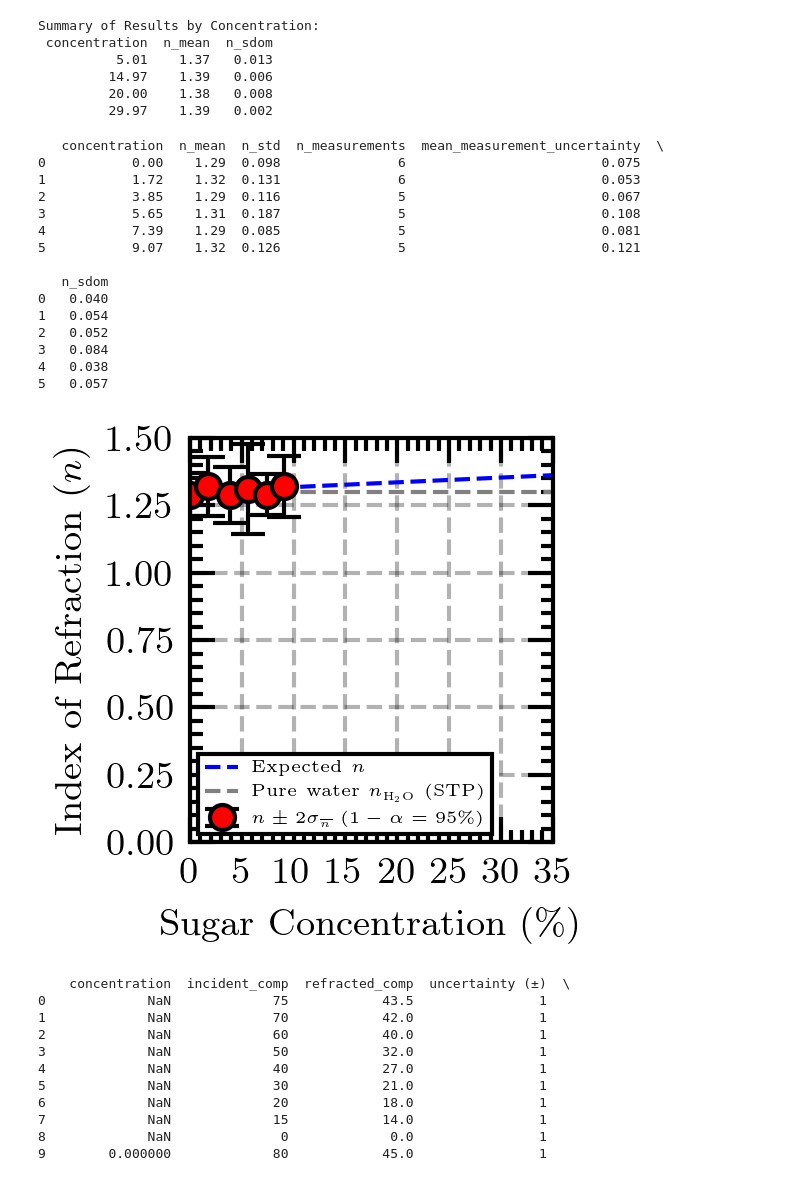
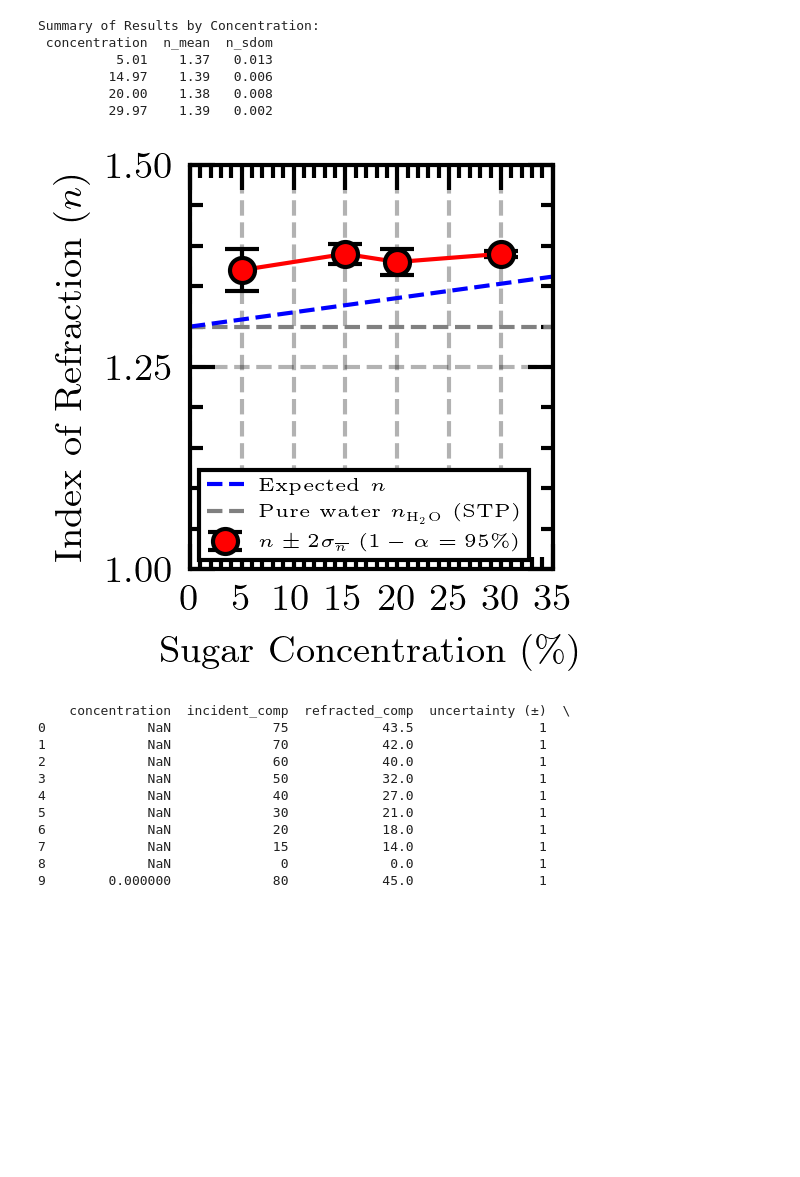
Before and after one commit to silvernuke911/Physics157, a Jupyter notebook: PHYSICS192 CODE/E5A/E5A.ipynb, the cells around one changed output. Cells and saved outputs as stored; diff of their text form; code cells hidden in the pictures; blank space fills up the shorter version.

```diff
--- a/PHYSICS192 CODE/E5A/E5A.ipynb
+++ b/PHYSICS192 CODE/E5A/E5A.ipynb
@@ -139,28 +139,28 @@ def safe_count(series):
     """Count non-NaN values in series"""
     return series.dropna().count()
 
-results_df = pd.DataFrame({
+rdf2 = pd.DataFrame({
     'n_mean': g2['n_substrate'].apply(safe_mean),
     'n_std': g2['n_substrate'].apply(safe_std),
     'n_measurements': g2['n_substrate'].apply(safe_count),
 })
 
 # 3. Calculate SDOM using non-NaN counts
-results_df['n_sdom'] = results_df['n_std'] / np.sqrt(results_df['n_measurements'])
+rdf2['n_sdom'] = rdf2['n_std'] / np.sqrt(rdf2['n_measurements'])
 
 # Reset index to make 'concentration' a regular column instead of the index
-results_df = results_df.reset_index()
+rdf2 = rdf2.reset_index()
 
 # Round values for display (does not modify actual data, just for printing)
-display_df = results_df.copy()
-display_df['concentration'] = display_df['concentration'].round(2)
-display_df['n_mean'] = display_df['n_mean'].round(2)
-display_df['n_std'] = display_df['n_std'].round(3)  # 3 decimal places for uncertainty
-display_df['n_sdom'] = display_df['n_sdom'].round(3)  # 3 decimal places for SDOM
+ddf2 = rdf2.copy()
+ddf2['concentration'] = ddf2['concentration'].round(2)
+ddf2['n_mean'] = ddf2['n_mean'].round(2)
+ddf2['n_std'] = ddf2['n_std'].round(3)  # 3 decimal places for uncertainty
+ddf2['n_sdom'] = ddf2['n_sdom'].round(3)  # 3 decimal places for SDOM
 
 # Display the results sorted by concentration
 print("Summary of Results by Concentration:")
-print(display_df[['concentration','n_mean','n_sdom']].to_string(index=False))
+print(ddf2[['concentration','n_mean','n_sdom']].to_string(index=False))
 # %% [output]
 Summary of Results by Concentration:
  concentration  n_mean  n_sdom
@@ -241,8 +241,7 @@ plt.figure(figsize=(2, 2), dpi=300)
 
 perce = np.linspace(0,35,100)
 nexp = 1.3 + 1.77e-3 * perce
-results_df = display_df.copy()
-print(display_df)
+results_df = ddf2.copy()
 plt.errorbar(
     x=results_df['concentration'],
     y=results_df['n_mean'],
@@ -257,52 +256,37 @@ plt.errorbar(
     markersize=6,
     label=r'$n \pm 2\sigma_{\overline{n}}$ ($1-\alpha = 95\%$)'
 )
 
 # Add a red line connecting the points
 plt.plot(results_df['concentration'], results_df['n_mean'],
          color='red', linestyle='-', linewidth=1, alpha=1)
 
 # Add a red line connecting the points
 plt.plot(perce,nexp,
          color='blue', linestyle='--', linewidth=1, alpha=1, label = 'Expected $n$')
 
 # Customize the plot
 plt.xlabel(r'Sugar Concentration ($\%$)')
 plt.ylabel('Index of Refraction ($n$)')
 
 # Corrected pure water line label
 plt.axhline(1.3, color='gray', linestyle='--', linewidth=1, zorder=1,
            label=r'Pure water $n_{\mathrm{H_2O}}$ (STP)')
 
 # Adjust y-limits to better fit your data
-plt.ylim(0, 1.5)
-plt.yticks(np.arange(0, 1.59, 0.25))
+plt.ylim(1, 1.5)
+plt.yticks(np.arange(1, 1.75, 0.25))
 plt.xlim(0, 35)
 plt.xticks(range(0,40,5))
 plt.grid(True, alpha=0.3, linestyle='--')
 
 # Improved legend with better visibility
-plt.legend(fancybox=False, edgecolor='k', facecolor='white', fontsize = '4')
+plt.legend(fancybox=False, edgecolor='k', facecolor='white', fontsize = '4.5')
 
 plt.tight_layout()
 plt.show()
 # %% [output]
-   concentration  n_mean  n_std  n_measurements  mean_measurement_uncertainty  \
-0           0.00    1.29  0.098               6                         0.075
-1           1.72    1.32  0.131               6                         0.053
-2           3.85    1.29  0.116               5                         0.067
-3           5.65    1.31  0.187               5                         0.108
-4           7.39    1.29  0.085               5                         0.081
-5           9.07    1.32  0.126               5                         0.121
-
-   n_sdom
-0   0.040
-1   0.054
-2   0.052
-3   0.084
-4   0.038
-5   0.057
-[figure, old version]
+[figure, new version]
 # %%
 data['incident'] = data['incident_comp']
 data['refracted'] = data['refracted_comp']
```
Also changed, not shown: parts of 2 cells of this notebook.
